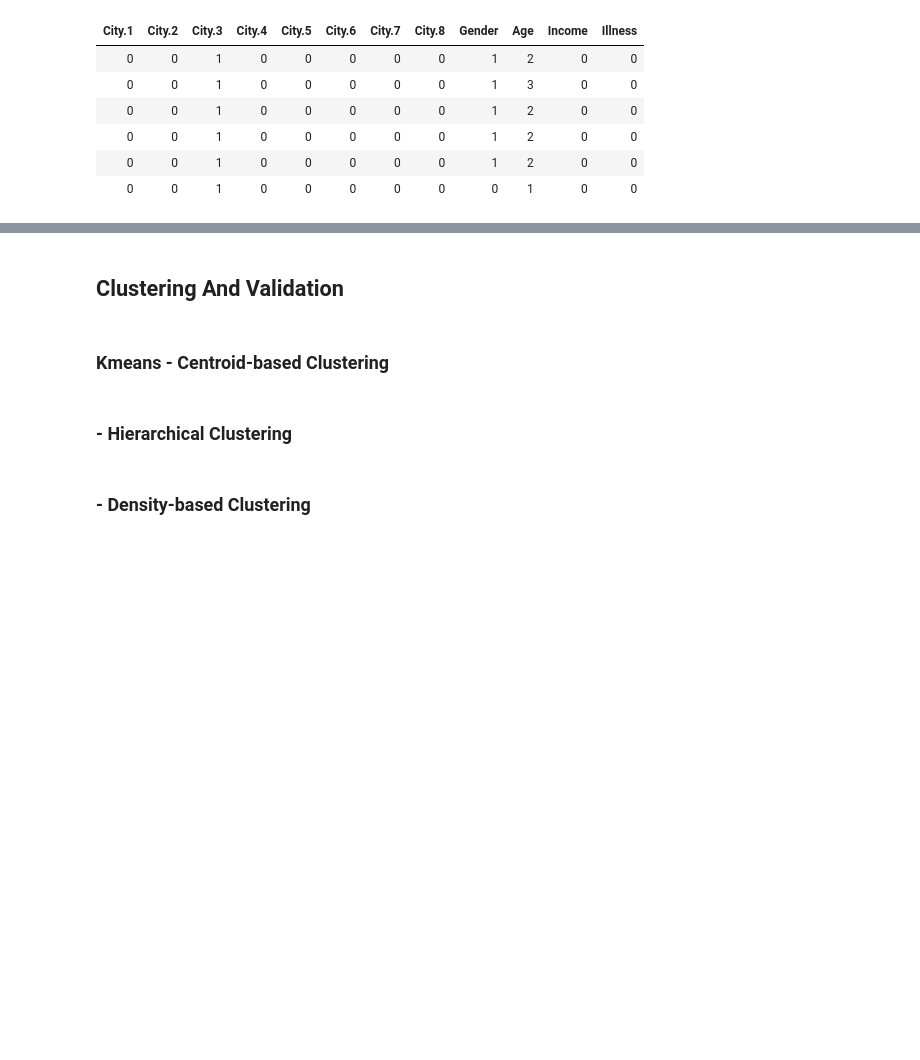
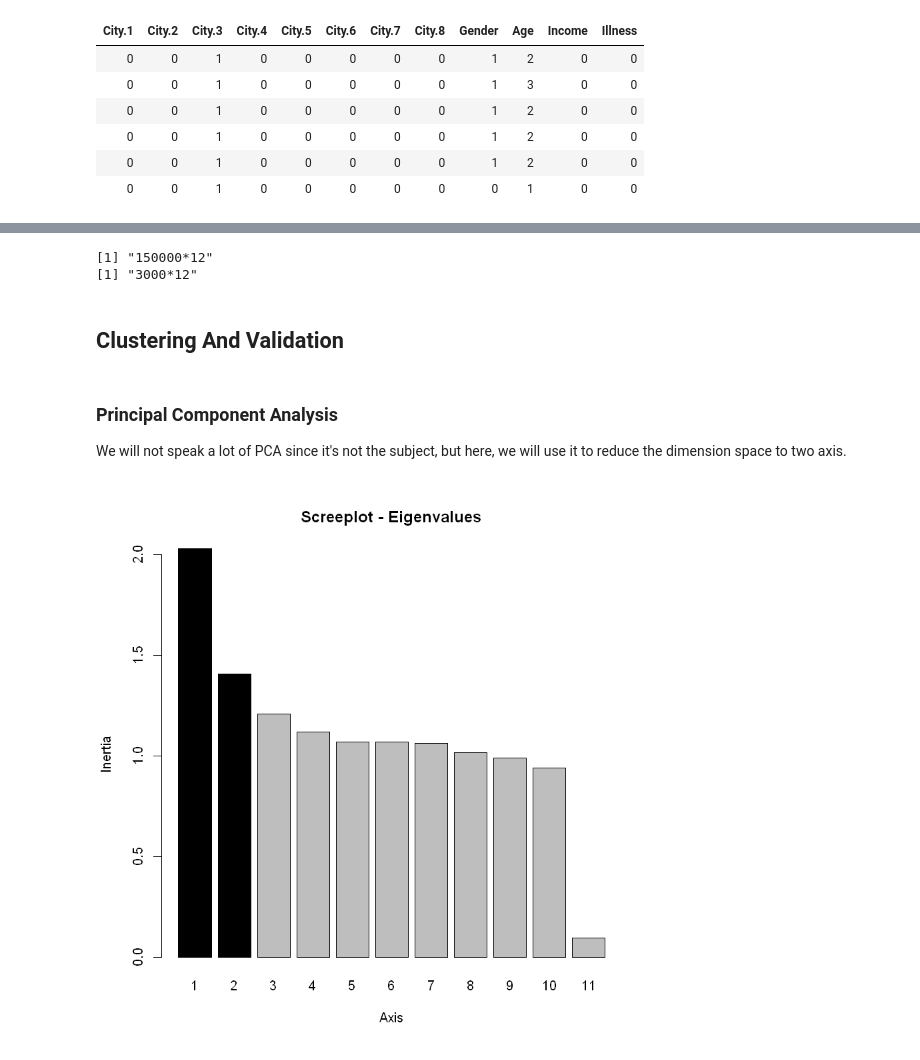
Before and after one commit to camilleAmaury/Master2DS, a Jupyter notebook: PatternMiningSocialNetworkAnalysis/Exercise/29-10-2020/rendu_juge_antheaume/r_part.ipynb, the cells around one changed output, grey strips where cells are left out. Drawn from its saved outputs; the diff is of its cells as text; code cells hidden in the pictures; blank space fills up the shorter version.

```diff
--- a/PatternMiningSocialNetworkAnalysis/Exercise/29-10-2020/rendu_juge_antheaume/r_part.ipynb
+++ b/PatternMiningSocialNetworkAnalysis/Exercise/29-10-2020/rendu_juge_antheaume/r_part.ipynb
@@ -343,8 +343,19 @@ df[1:6,]
+# %%
+print(paste0(nrow(df), "*", ncol(df)))
+df <- df[sample(nrow(df), 3000), ]
+print(paste0(nrow(df), "*", ncol(df)))
+# %% [output]
+[1] "150000*12"
+[1] "3000*12"
 # %% [markdown]
 ## Clustering And Validation
-# %% [markdown]
-### Kmeans - Centroid-based Clustering
-# %% [markdown]
-### - Hierarchical Clustering
-# %% [markdown]
-### - Density-based Clustering
+# %% [markdown]
+### Principal Component Analysis
+
+We will not speak a lot of PCA since it's not the subject, but here, we will use it to reduce the dimension space to two axis.
+# %%
+pca_df <- dudi.pca(df, center=TRUE, scale=TRUE, scannf = FALSE, nf = 2)
+# %%
+screeplot(pca_df, main = "Screeplot - Eigenvalues")
+# %% [output]
+[figure, added]
```
Also changed, not shown: parts of 27 cells of this notebook.
